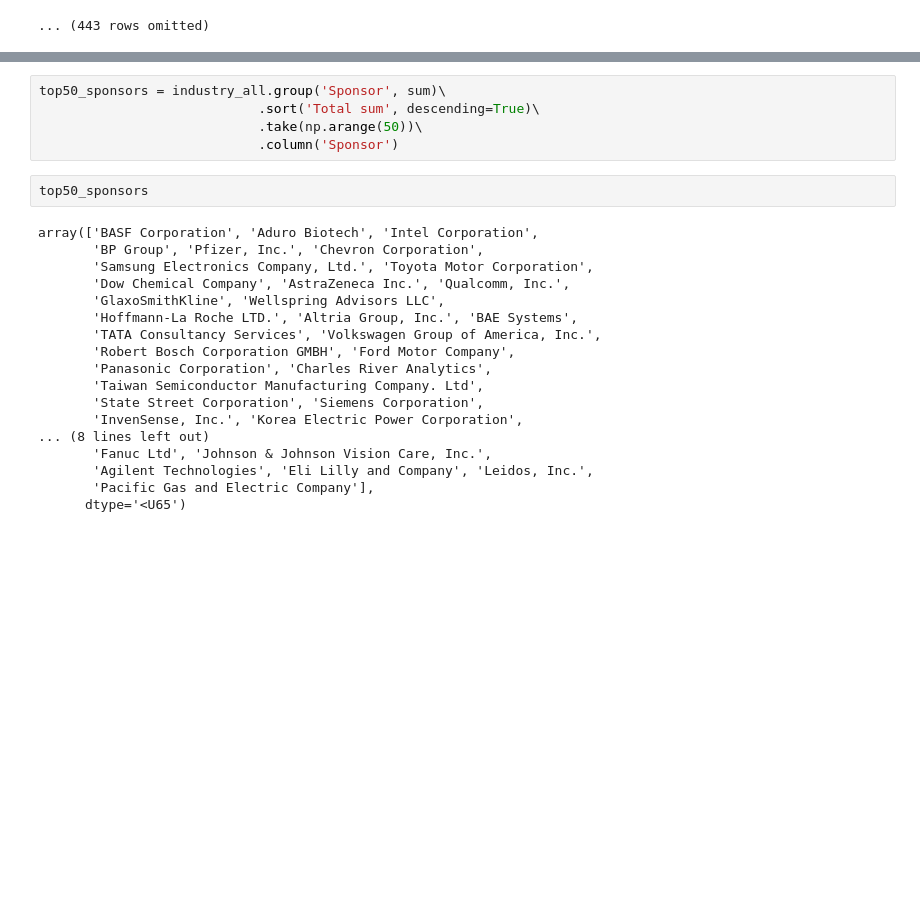
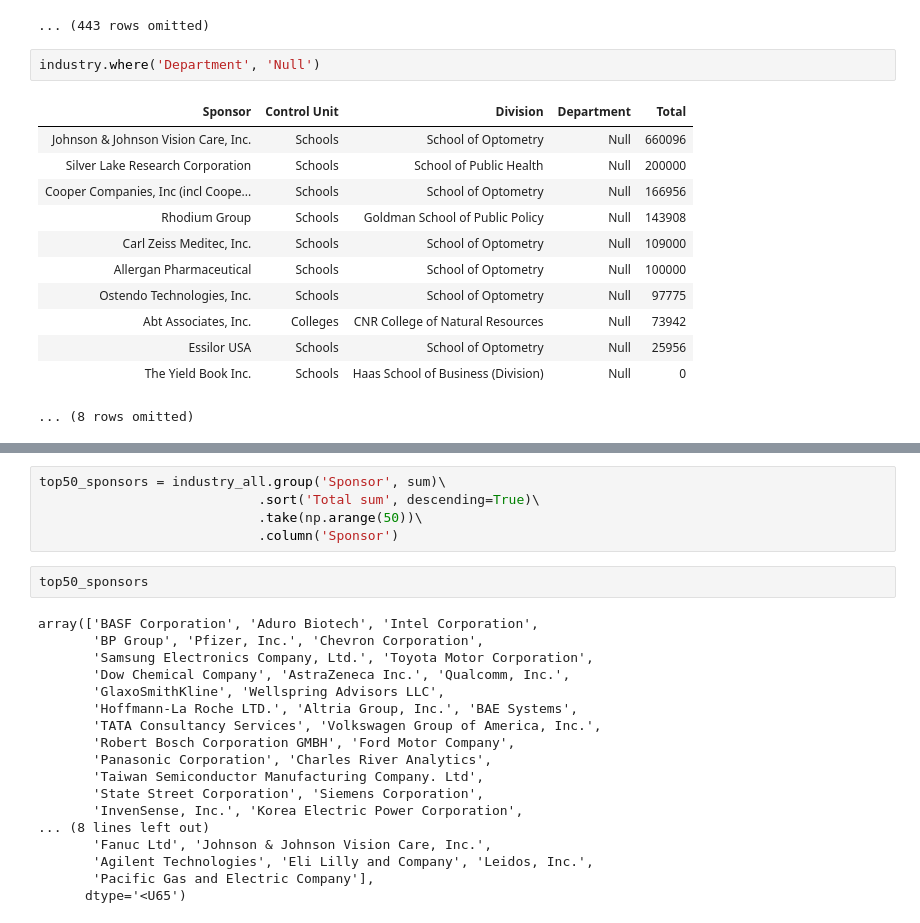
Before and after one commit to dailycal-projects/private-research, a Jupyter notebook: notebooks/private-research.ipynb, the cells around one changed output, grey strips where cells are left out. Drawn from its saved outputs; the diff is of its cells as text; blank space fills up the shorter version.

```diff
--- a/notebooks/private-research.ipynb
+++ b/notebooks/private-research.ipynb
@@ -120,4 +120,19 @@ industry.show(5)
 | Intel Corporation | Colleges | College of Engineering | EECS Electrical Engineering & Com... | 3929000 |
 | Pfizer, Inc. | Vice Chancellor - Research | VC Res Other Research Units | The California Institute for Quan... | 2904754 |
 ... (443 rows omitted)
+# %%
+industry.where('Department', 'Null')
+# %% [output]
+| Sponsor | ﻿Control Unit | Division | Department | Total |
+| Johnson & Johnson Vision Care, Inc. | Schools | School of Optometry | Null | 660096 |
+| Silver Lake Research Corporation | Schools | School of Public Health | Null | 200000 |
+| Cooper Companies, Inc (incl Coope... | Schools | School of Optometry | Null | 166956 |
+| Rhodium Group | Schools | Goldman School of Public Policy | Null | 143908 |
+| Carl Zeiss Meditec, Inc. | Schools | School of Optometry | Null | 109000 |
+| Allergan Pharmaceutical | Schools | School of Optometry | Null | 100000 |
+| Ostendo Technologies, Inc. | Schools | School of Optometry | Null | 97775 |
+| Abt Associates, Inc. | Colleges | CNR College of Natural Resources | Null | 73942 |
+| Essilor USA | Schools | School of Optometry | Null | 25956 |
+| The Yield Book Inc. | Schools | Haas School of Business (Division) | Null | 0 |
+... (8 rows omitted)
 # %%
```
Also changed, not shown: parts of 11 cells of this notebook, 5 other files.
